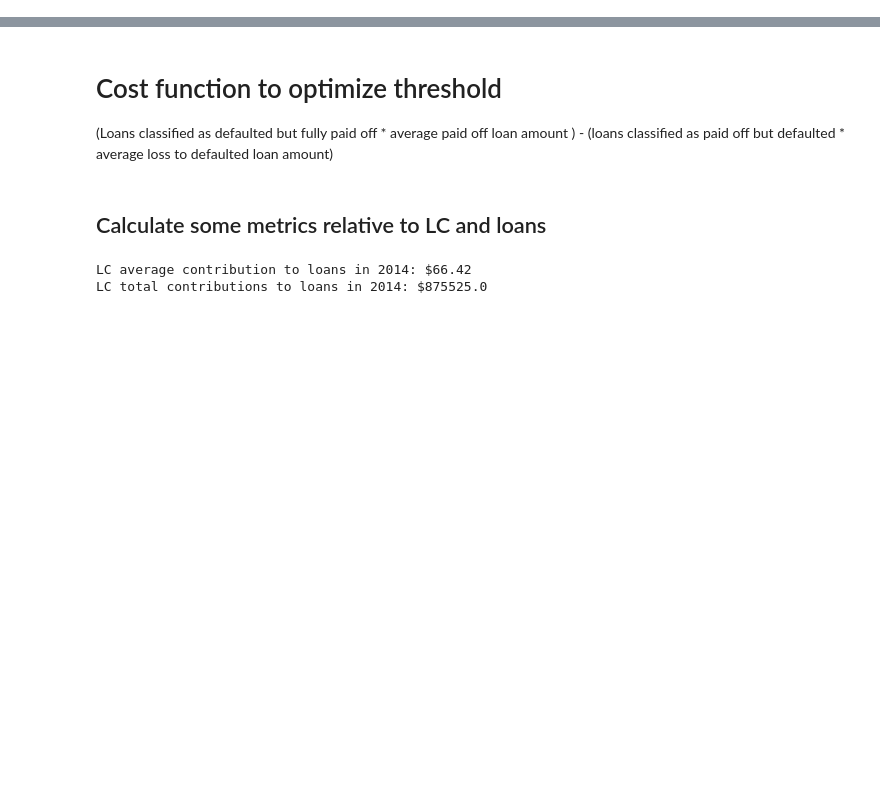
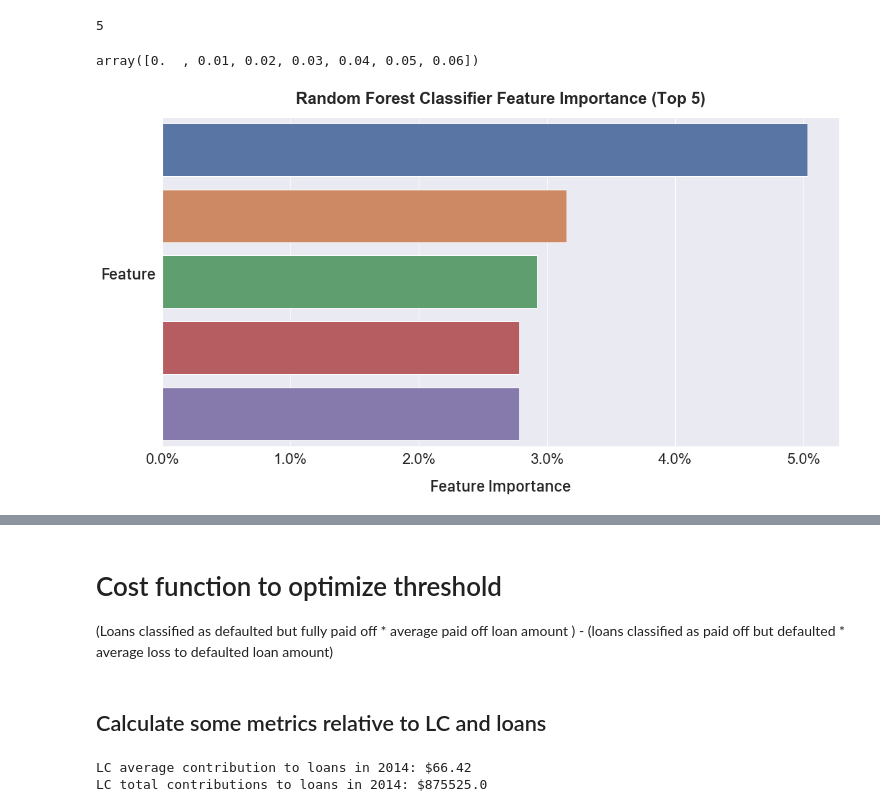
Before and after one commit to jeremyrchow/lending_club_default_model, a Jupyter notebook: Modeling and Graphs.ipynb, the cells around one changed output, grey strips where cells are left out. Cells and saved outputs as stored; diff of their text form; code cells hidden in the pictures; blank space fills up the shorter version.

```diff
--- a/Modeling and Graphs.ipynb
+++ b/Modeling and Graphs.ipynb
@@ -92,0 +164,6 @@ array([[19001, 15250],
+# %%
+tuples_test[0]
+# %% [output]
+5
+# %%
+feature_importance_df = pd.DataFrame(sorted_by_second)
@@ -92,0 +184,23 @@ array([[19001, 15250],
+# %%
+len(ax.get_xticks())
+# %% [output]
+array([0.  , 0.01, 0.02, 0.03, 0.04, 0.05, 0.06])
+# %%
+fig, ax = plt.subplots(figsize=(16,9))
+new_labels = ['Interest Rate','Debt\ndivided by\nIncome','Payment\nAmount','Months\nSince First\n Credit Card','Number of\nCredit Cards']
+sns.barplot(feature_importance_df[1][:5],new_labels)
+ax.set_xlabel("Feature Importance",fontname = '.SF Compact Display',fontsize=24,fontweight = 'bold',labelpad = 20)
+ax.set_ylabel("Feature",fontname = '.SF Compact Display',fontsize=24,fontweight = 'bold',rotation = 0,labelpad = 50)
+
+# manipulate
+vals = ax.get_xticks()
+ax.set_xticklabels(['{:,.1%}'.format(x) for x in vals])
+yvals = ax.get_yticks()
+for i in range(0,len(ax.get_yticks())):
+    ax.get_yaxis().majorTicks[i].set_pad(-200)
+
+plt.title('Random Forest Classifier Feature Importance (Top 5)',pad = 20, fontweight = 'bold')
+plt.tight_layout()
+plt.savefig('./graphs/feature_importane.png', dpi=300, bbox_inches = "tight")
+# %% [output]
+[figure, added]
```
Also changed, not shown: parts of 22 cells of this notebook, 6 other files.
